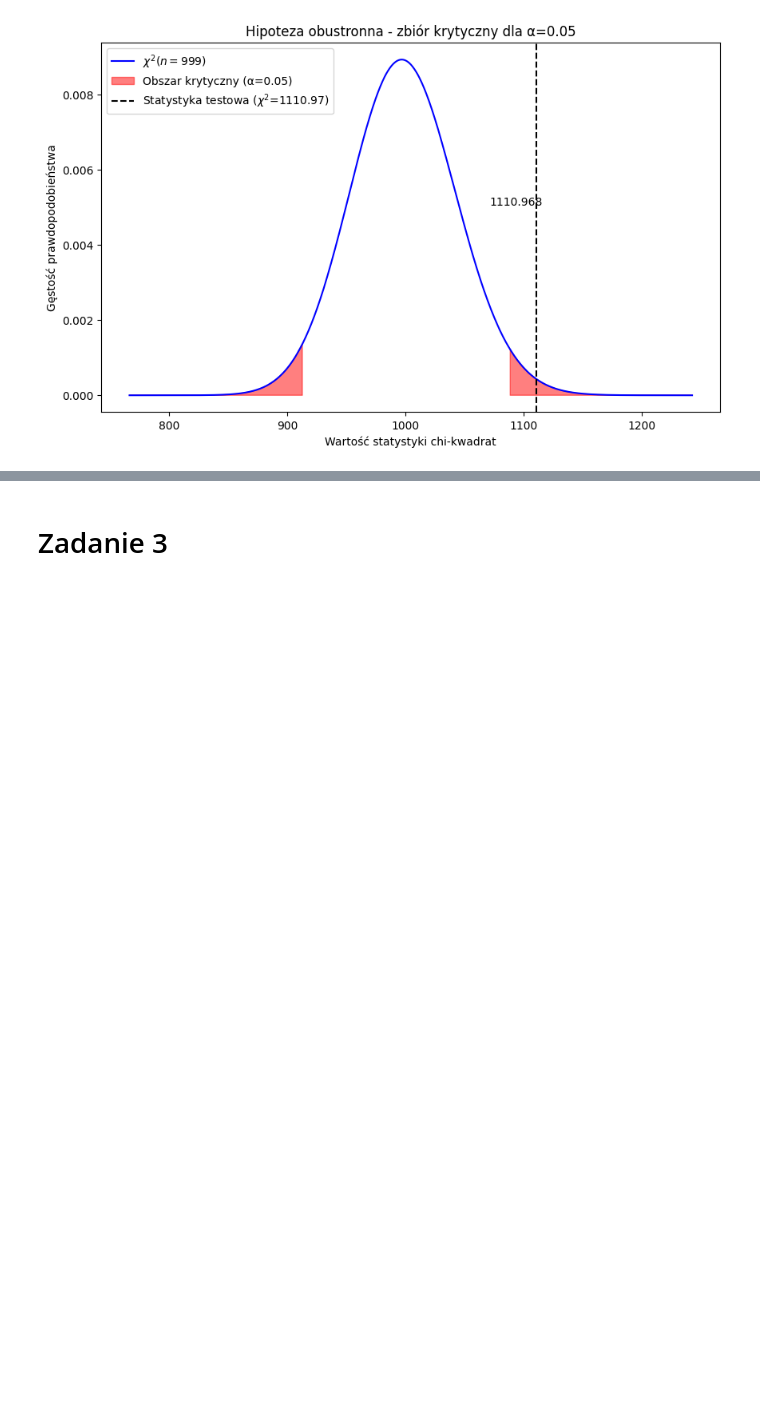
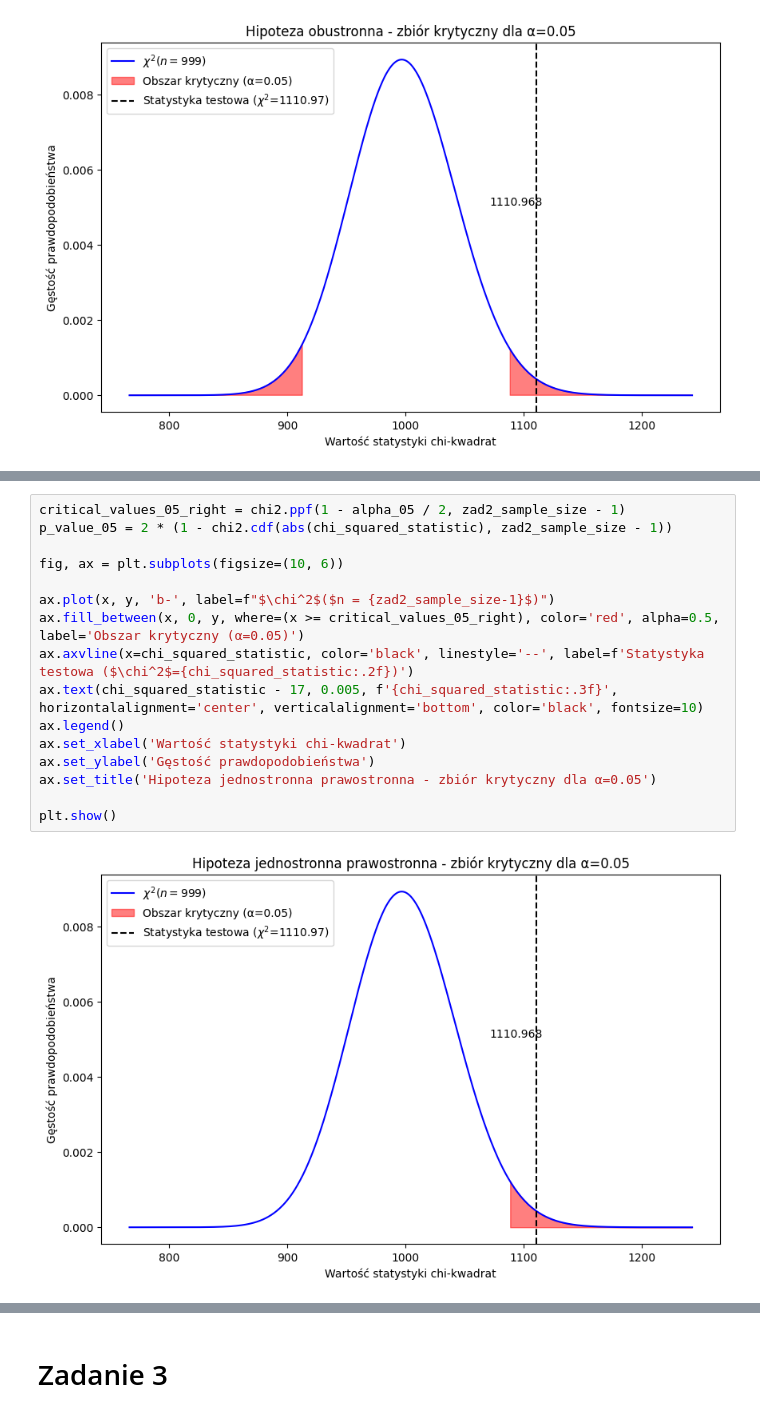
Before and after one commit to mathieuboro/raport2, a Jupyter notebook: Raport2.ipynb, the cells around one changed output, grey strips where cells are left out. Saved outputs shown, nothing was run; the diff lists cells and outputs as text; blank space fills up the shorter version.

```diff
--- a/Raport2.ipynb
+++ b/Raport2.ipynb
@@ -390,3 +390,21 @@ zad2_sample_mean, zad2_sample_size, chi_squared_statistic, p_value, critical_val
  [913.3009983021134, 1088.4870677259353],
  [887.6211352175186, 1117.890452678641],
  [926.6311609204329, 1073.6426506574246])
+# %%
+critical_values_05_right = chi2.ppf(1 - alpha_05 / 2, zad2_sample_size - 1)
+p_value_05 = 2 * (1 - chi2.cdf(abs(chi_squared_statistic), zad2_sample_size - 1))
+
+fig, ax = plt.subplots(figsize=(10, 6))
+
+ax.plot(x, y, 'b-', label=f"$\chi^2$($n = {zad2_sample_size-1}$)")
+ax.fill_between(x, 0, y, where=(x >= critical_values_05_right), color='red', alpha=0.5, label='Obszar krytyczny (α=0.05)')
+ax.axvline(x=chi_squared_statistic, color='black', linestyle='--', label=f'Statystyka testowa ($\chi^2$={chi_squared_statistic:.2f})')
+ax.text(chi_squared_statistic - 17, 0.005, f'{chi_squared_statistic:.3f}', horizontalalignment='center', verticalalignment='bottom', color='black', fontsize=10)
+ax.legend()
+ax.set_xlabel('Wartość statystyki chi-kwadrat')
+ax.set_ylabel('Gęstość prawdopodobieństwa')
+ax.set_title('Hipoteza jednostronna prawostronna - zbiór krytyczny dla α=0.05')
+
+plt.show()
+# %% [output]
+[figure, added]
```
Also changed, not shown: parts of 4 cells of this notebook.
